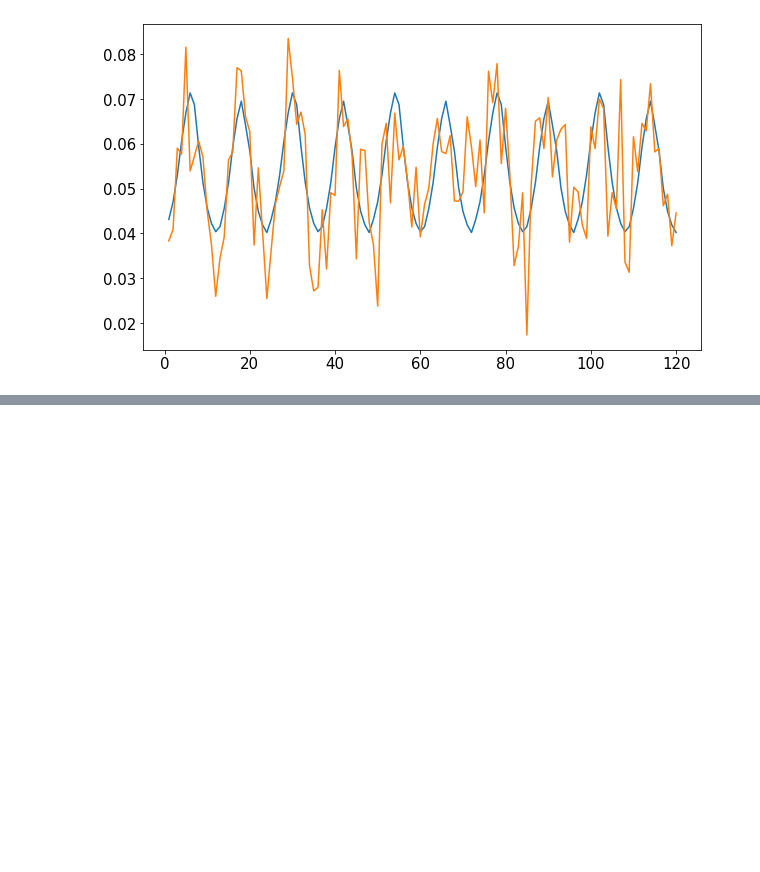
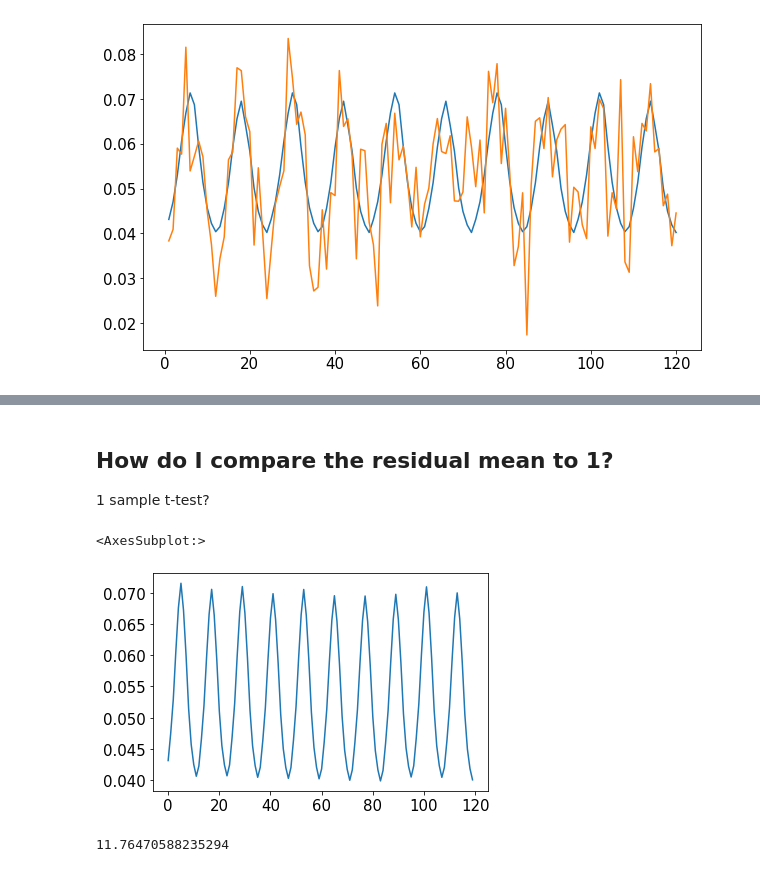
Before and after one commit to klqi/seaflow_tsd, a Jupyter notebook: annette_model.ipynb, the cells around one changed output, grey strips where cells are left out. Drawn from its saved outputs; the diff is of its cells as text; code cells hidden in the pictures; blank space fills up the shorter version.

```diff
--- a/annette_model.ipynb
+++ b/annette_model.ipynb
@@ -308,0 +442,13 @@ gaussian_noise = np.random.normal(mean, std, shape)
+# %% [markdown]
+## How do I compare the residual mean to 1?
+1 sample t-test?
+# %%
+test_mbb=pd.concat(mbb_data)
+# get trend and diel components from mean bagged values
+diel_bagged=calc_95CI(test_mbb, 'hour', 'diel')
+diel=diel_bagged['diel_mean']
+trend_bagged=calc_95CI(test_mbb, 'hour', 'trend')
+trend=trend_bagged['trend_mean']
+# %% [output]
+<AxesSubplot:>
+[figure, added]
@@ -308,0 +471,4 @@ gaussian_noise = np.random.normal(mean, std, shape)
+# %%
+resid_percent
+# %% [output]
+11.76470588235294
```
Also changed, not shown: parts of 22 cells of this notebook, 32 other files.
